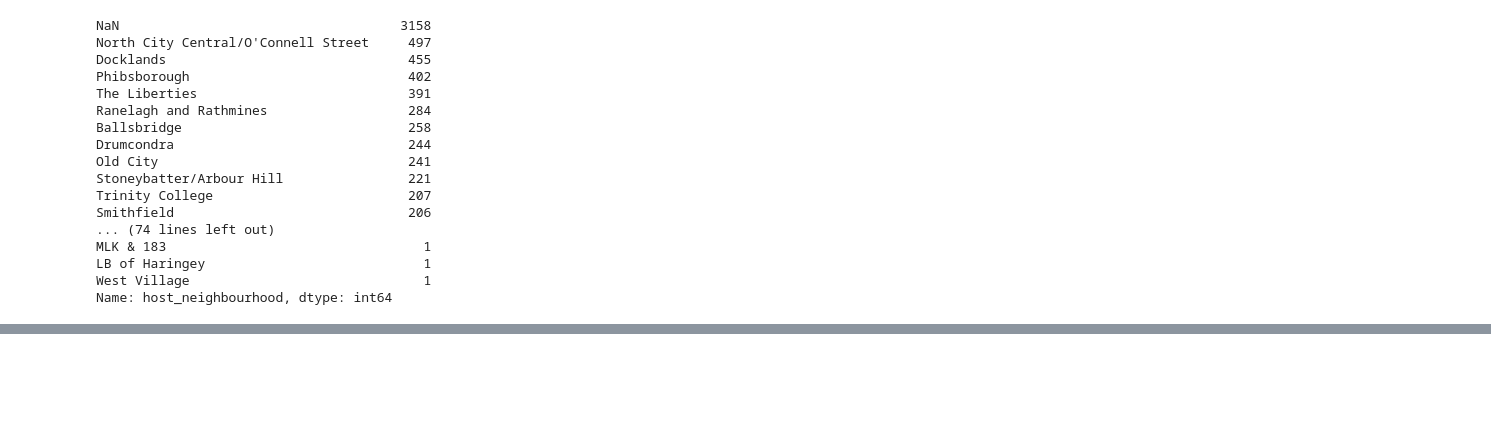
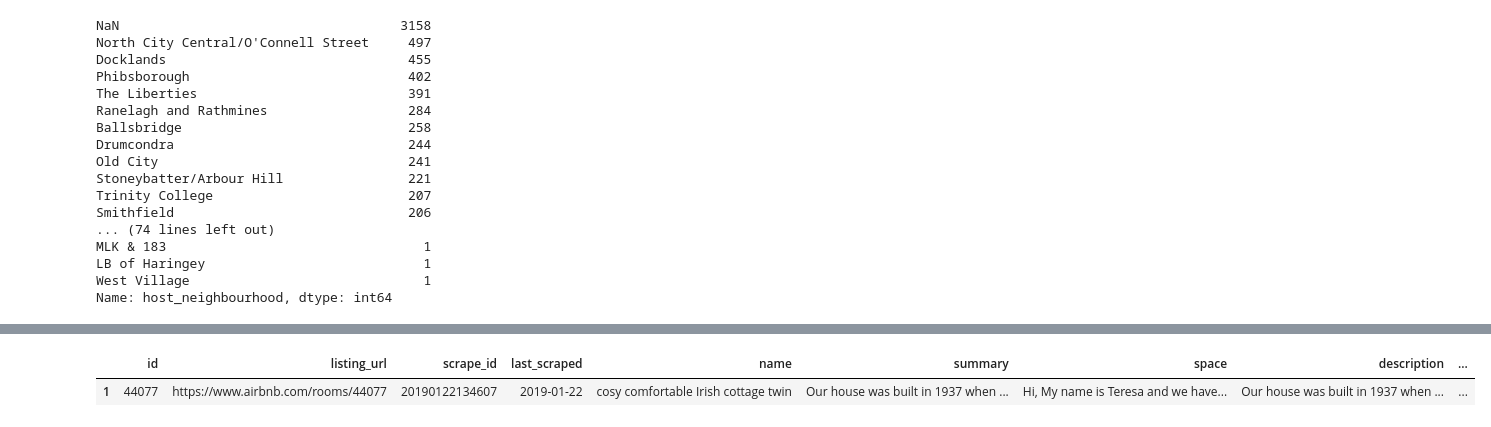
Before and after one commit to FergusOBoyle/exploring-airbnb-dublin-data, a Jupyter notebook: Airbnb.ipynb, the cells around one changed output, grey strips where cells are left out. Drawn from its saved outputs; the diff is of its cells as text; code cells hidden in the pictures; blank space fills up the shorter version.

```diff
--- a/Airbnb.ipynb
+++ b/Airbnb.ipynb
@@ -132,0 +207,8 @@ data_extended.groupby
+# %%
+#create a copy of the data_extended data.
+data_popular = data_extended.copy()
+# %%
+data_popular.head(1)
+# %% [output]
+|  | id | listing_url | scrape_id | last_scraped | name | summary | space | description | ... |
+| 1 | 44077 | https://www.airbnb.com/rooms/44077 | 20190122134607 | 2019-01-22 | cosy comfortable Irish cottage twin | Our house was built in 1937 when ... | Hi, My name is Teresa and we have... | Our house was built in 1937 when ... | ... |
```
Also changed, not shown: parts of 19 cells of this notebook.
